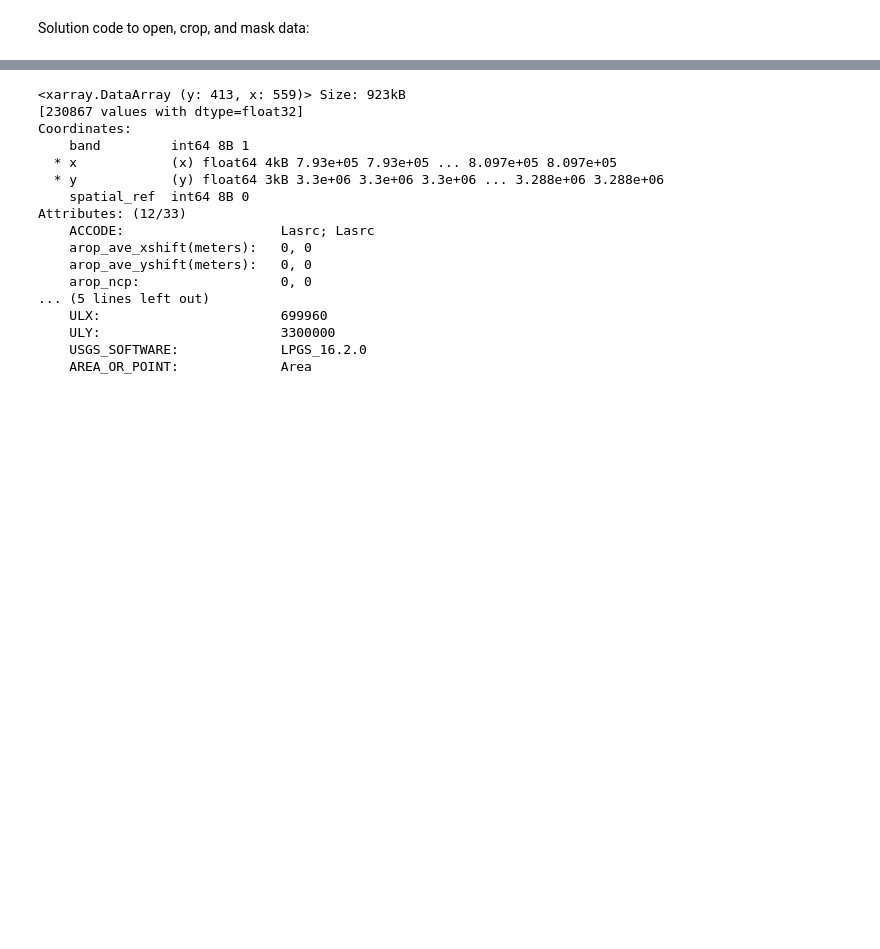
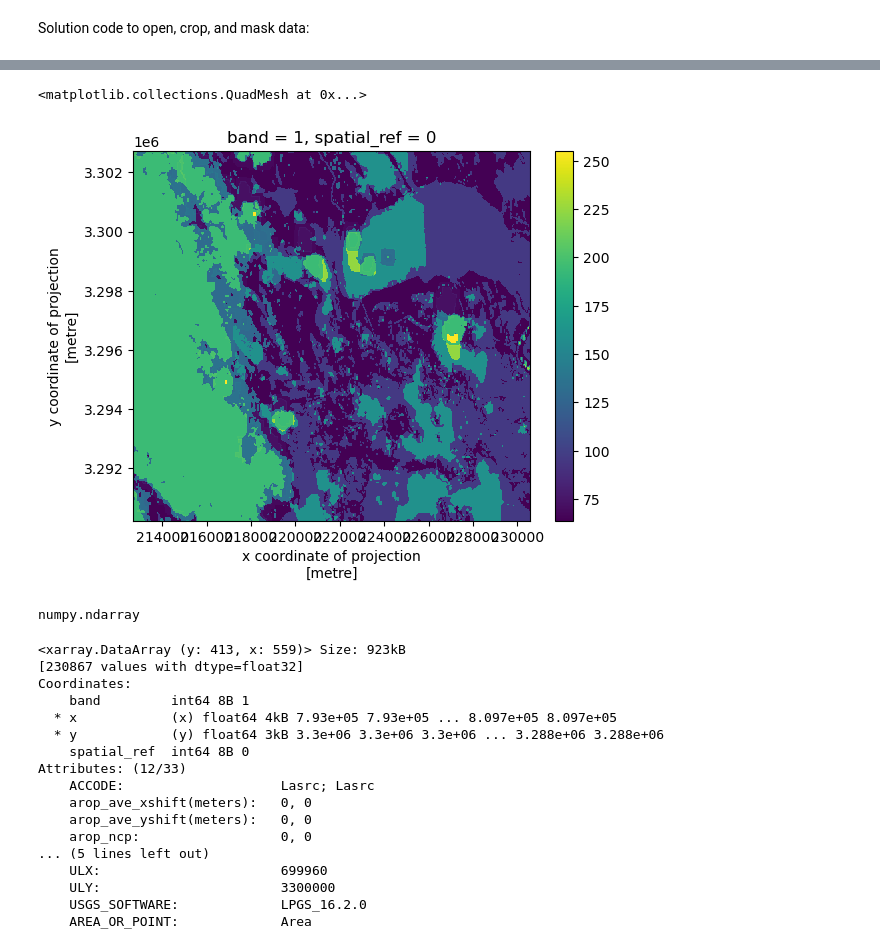
Before and after one commit to earthlab-education/clustering-hanried, a Jupyter notebook: clustering.ipynb, the cells around one changed output, grey strips where cells are left out. Cells and saved outputs as stored; diff of their text form; code cells hidden in the pictures; blank space fills up the shorter version.

```diff
--- a/clustering.ipynb
+++ b/clustering.ipynb
@@ -1027,3 +1244,12 @@ reflectance_da_df
+# %%
+cloud_mask_cropped_da.plot()
+# %% [output]
+<matplotlib.collections.QuadMesh at 0x...>
+[figure, added]
+# %%
+type(cloud_mask)
+# %% [output]
+numpy.ndarray
 # %%
 # define a function to open and crop a raster
 def process_image(url, bounds_gdf):
```
Also changed, not shown: parts of 9 cells of this notebook.
